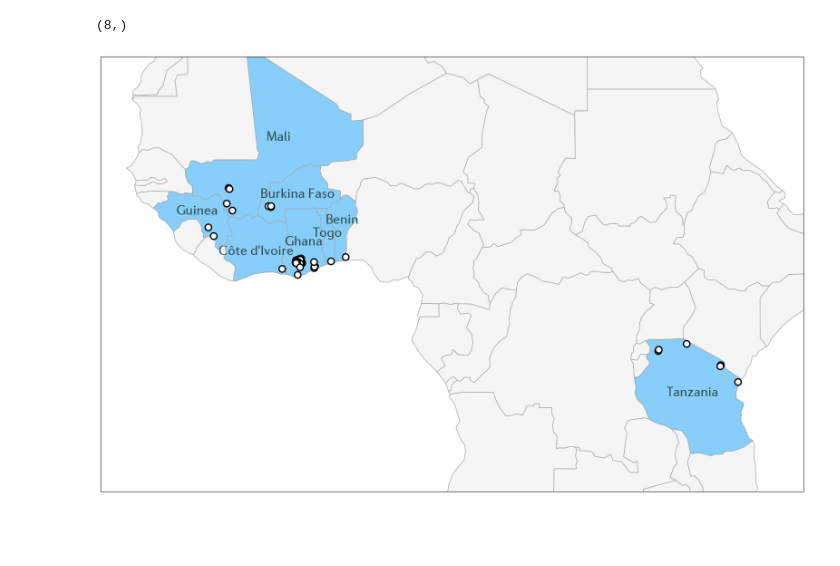
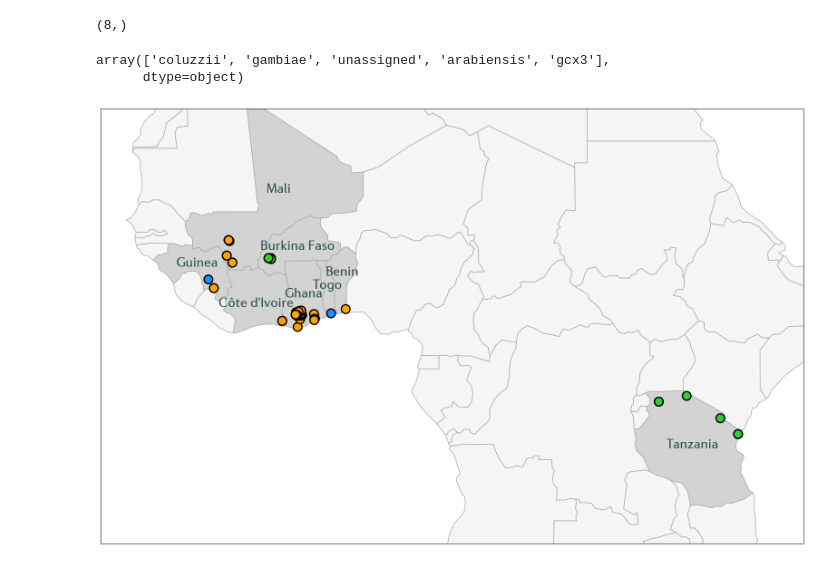
Before and after one commit to sanjaynagi/coeaexf, a Jupyter notebook: coeaexf-map.ipynb, the cells around one changed output. Drawn from its saved outputs; the diff is of its cells as text; code cells hidden in the pictures; blank space fills up the shorter version.

```diff
--- a/coeaexf-map.ipynb
+++ b/coeaexf-map.ipynb
@@ -16,7 +16,7 @@ sample_sets = [
      'AG1000G-GN-B',
     'AG1000G-TZ',
     #tz gaard
-    '1246-VO-TZ-KABULA-VMF00185',
+    #'1246-VO-TZ-KABULA-VMF00185',
     # GAARDIAN sample set in Ag3.4
     '1244-VO-GH-YAWSON-VMF00149',
     # GAARD Ghana sample set in Ag3.2
@@ -62,33 +74,45 @@ freqMap = gpd.GeoDataFrame(
 countries = df_samples.country.unique()
 # %%
 jitter_dict = {"Côte d'Ivoire": -0.8, "Benin":0.5, "Tanzania":0, "Ghana":-0.3, "Benin":0, "Guinea":0, "Burkina Faso":-0.3, "Togo":0, "Mali":0}
+# %%
+df_samples.taxon.unique()
+# %% [output]
+array(['coluzzii', 'gambiae', 'unassigned', 'arabiensis', 'gcx3'],
+      dtype=object)
+# %%
+colour_dict = {'coluzzii':'orange',
+               'gambiae':'dodgerblue',
+               'arabiensis':'limegreen',
+               'unassigned':'grey',
+               'gcx3':'grey'}
 # %%
 world = gpd.read_file(gpd.datasets.get_path('naturalearth_lowres'))
 
-df = pd.DataFrame({'name':countries, 'value':'lightskyblue'})
+df = pd.DataFrame({'name':countries, 'value':'lightgrey'})
 
 map_df = gpd.GeoDataFrame(world.query("continent == 'Africa'"))
 map_df = map_df.to_crs('EPSG:4326')
 map_df_samples = map_df.merge(df.replace("Cote d'Ivoire", "Côte d'Ivoire"))
 
 subplot_kw = dict(projection=ccrs.PlateCarree())
 # figsize here is the entire figure size in inches, reduced later by bbox_inches
 # This dpi setting affects the display size of the figure in the notebook
 fig, ax = plt.subplots(figsize=(20, 20), subplot_kw=subplot_kw)
 #world[world.continent == 'Africa'].plot(ax=ax, color='grey', edgecolor='grey')
 map_df.plot(ax=ax, color="whitesmoke", legend=True,  legend_kwds={'shrink': 0.45}, alpha=1, linewidth=1, edgecolor='darkgrey')
 map_df_samples.plot(ax=ax, color=map_df_samples.value, legend=True,  legend_kwds={'shrink': 0.45}, alpha=1, linewidth=1, edgecolor='darkgrey')
 
 for i, row in map_df_samples.iterrows():
     coords = list(row.geometry.centroid.coords[0])
     coords[1] += jitter_dict[row['name']]
     ax.annotate(text=row['name'], xy=coords, ha='center', color='darkslategrey', size=22, weight='bold')
 
-for i, row in df_samples[['longitude', 'latitude']].drop_duplicates().iterrows():
+for i, row in df_samples[['longitude', 'latitude', 'taxon']].drop_duplicates().sort_values('taxon', ascending=False).iterrows():
     lat, long = row[['longitude', 'latitude']]
-    ax.add_patch(plt.Circle(xy=(lat, long), radius=0.3, facecolor='snow', edgecolor='k', zorder=8, lw=2))
+    tax = row['taxon']
+    ax.add_patch(plt.Circle(xy=(lat, long), radius=0.4, facecolor=colour_dict[tax], edgecolor='k', zorder=8, lw=2))
 
 ax.set_extent([-20, 45, -15, 25], crs=ccrs.PlateCarree())
-fig.savefig("../../results/coeae1f_sample_data.png", dpi=200)
+#fig.savefig("../../results/coeae1f_sample_data_colu_top.png", dpi=200)
 # %% [output]
-[figure, old version]
+[figure, new version]
```
Also changed, not shown: parts of 5 cells of this notebook, 4 other files.
